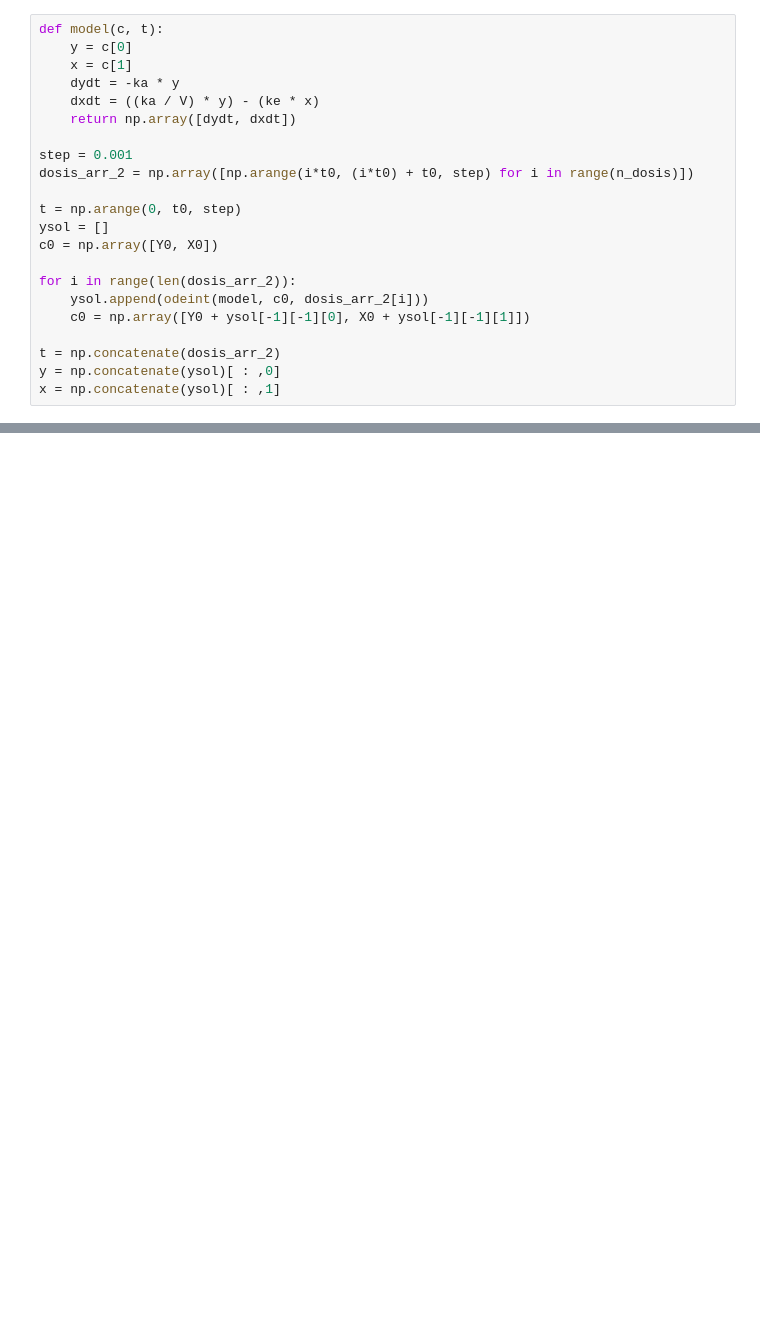
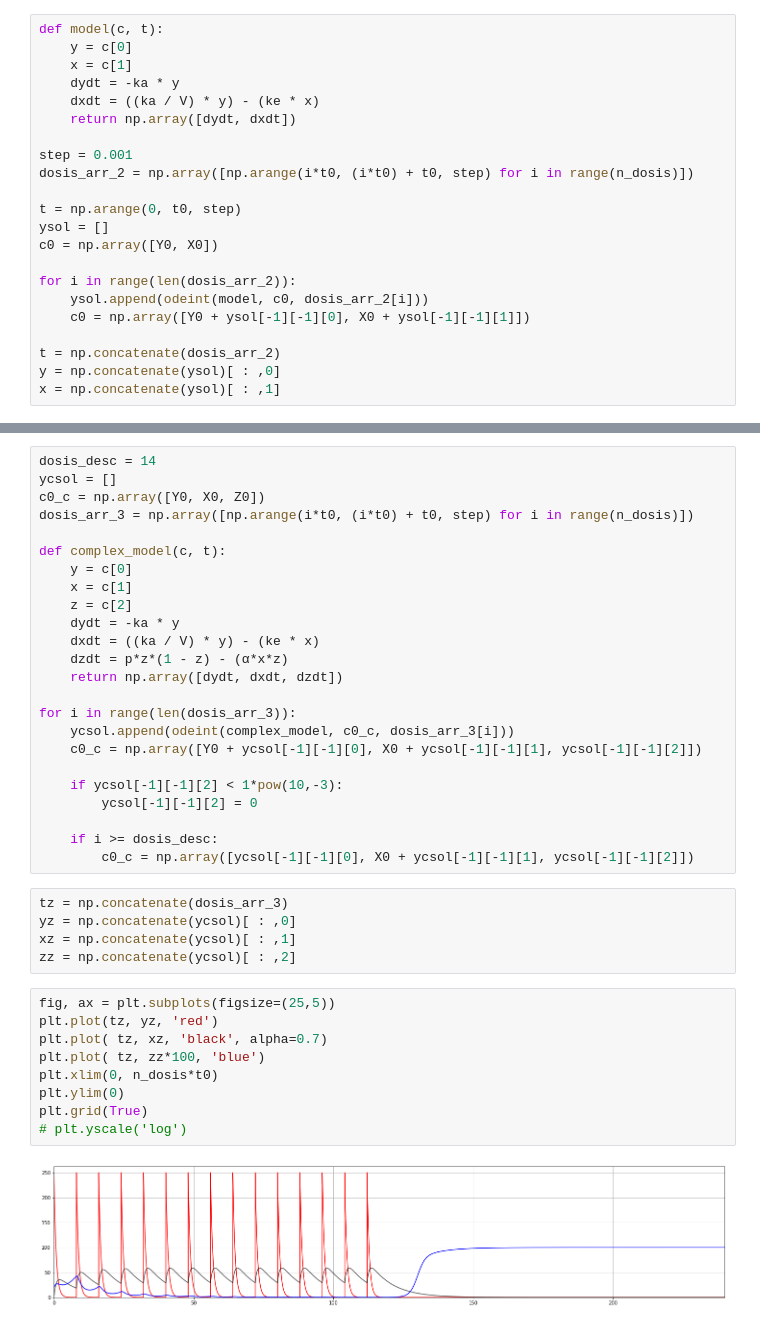
Before and after one commit to SergioPachonDotor/MAIM, a Jupyter notebook: Tarea_1/Tarea_1_sim.ipynb, the cells around one changed output, grey strips where cells are left out. Cells and saved outputs as stored; diff of their text form; blank space fills up the shorter version.

Commit message:
Succesfully implemented model

```diff
--- a/Tarea_1/Tarea_1_sim.ipynb
+++ b/Tarea_1/Tarea_1_sim.ipynb
@@ -162 +174,41 @@ plt.plot(hl)
+# %%
+dosis_desc = 14
+ycsol = []
+c0_c = np.array([Y0, X0, Z0])
+dosis_arr_3 = np.array([np.arange(i*t0, (i*t0) + t0, step) for i in range(n_dosis)])
+
+def complex_model(c, t):
+    y = c[0]
+    x = c[1]
+    z = c[2]
+    dydt = -ka * y
+    dxdt = ((ka / V) * y) - (ke * x)
+    dzdt = p*z*(1 - z) - (α*x*z)
+    return np.array([dydt, dxdt, dzdt])
+
+for i in range(len(dosis_arr_3)):
+    ycsol.append(odeint(complex_model, c0_c, dosis_arr_3[i]))
+    c0_c = np.array([Y0 + ycsol[-1][-1][0], X0 + ycsol[-1][-1][1], ycsol[-1][-1][2]])
+
+    if ycsol[-1][-1][2] < 1*pow(10,-3):
+        ycsol[-1][-1][2] = 0
+
+    if i >= dosis_desc:
+        c0_c = np.array([ycsol[-1][-1][0], X0 + ycsol[-1][-1][1], ycsol[-1][-1][2]])
+# %%
+tz = np.concatenate(dosis_arr_3)
+yz = np.concatenate(ycsol)[ : ,0]
+xz = np.concatenate(ycsol)[ : ,1]
+zz = np.concatenate(ycsol)[ : ,2]
+# %%
+fig, ax = plt.subplots(figsize=(25,5))
+plt.plot(tz, yz, 'red')
+plt.plot( tz, xz, 'black', alpha=0.7)
+plt.plot( tz, zz*100, 'blue')
+plt.xlim(0, n_dosis*t0)
+plt.ylim(0)
+plt.grid(True)
+# plt.yscale('log')
+# %% [output]
+[figure, added]
 # %%
```
Also changed, not shown: parts of 11 cells of this notebook.
